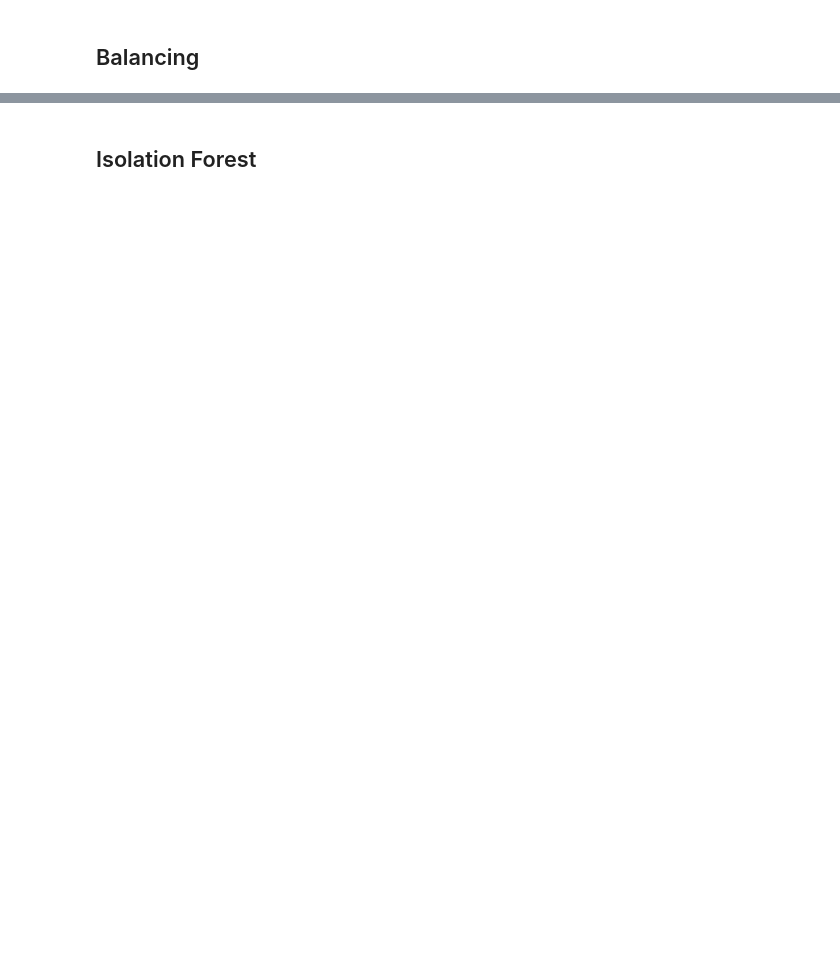
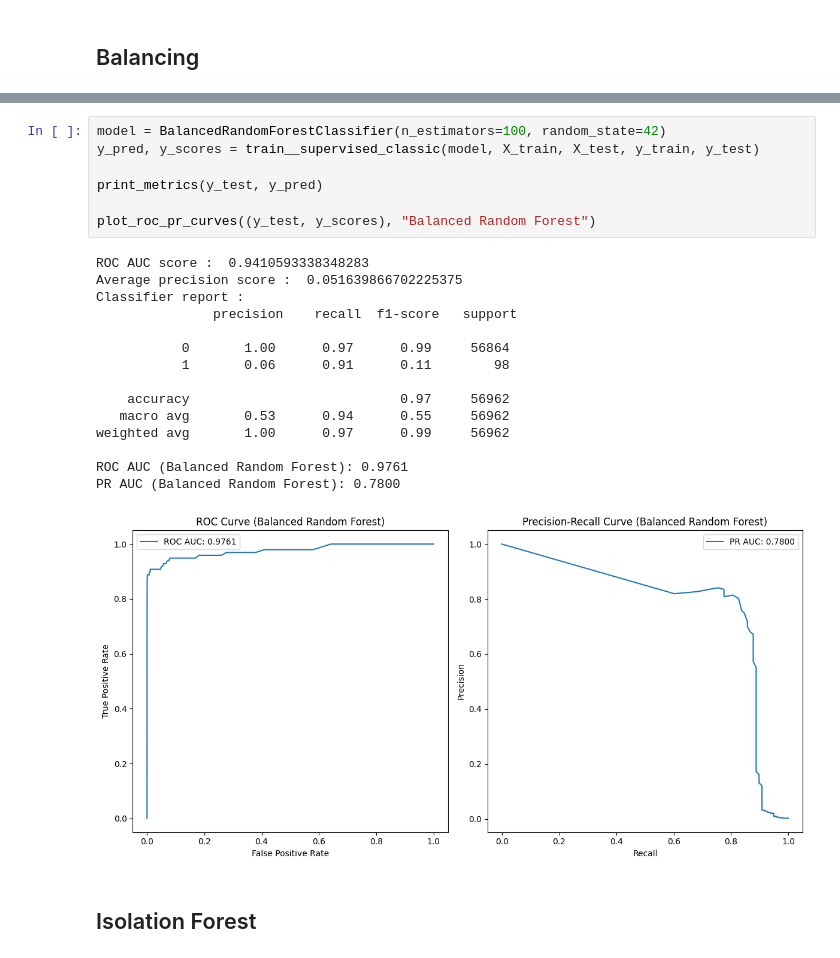
Before and after one commit to Runhilia/TAA_TP1, a Jupyter notebook: anomalies.ipynb, the cells around one changed output, grey strips where cells are left out. Saved outputs shown, nothing was run; the diff lists cells and outputs as text; blank space fills up the shorter version.

```diff
--- a/anomalies.ipynb
+++ b/anomalies.ipynb
@@ -264,3 +305,26 @@ weighted avg       1.00      0.98      0.99     85443
+# %%
+model = BalancedRandomForestClassifier(n_estimators=100, random_state=42)
+y_pred, y_scores = train__supervised_classic(model, X_train, X_test, y_train, y_test)
+
+print_metrics(y_test, y_pred)
+
+plot_roc_pr_curves((y_test, y_scores), "Balanced Random Forest")
+# %% [output]
+ROC AUC score :  0.9410593338348283
+Average precision score :  0.051639866702225375
+Classifier report :
+               precision    recall  f1-score   support
+
+           0       1.00      0.97      0.99     56864
+           1       0.06      0.91      0.11        98
+
+    accuracy                           0.97     56962
+   macro avg       0.53      0.94      0.55     56962
+weighted avg       1.00      0.97      0.99     56962
+
+ROC AUC (Balanced Random Forest): 0.9761
+PR AUC (Balanced Random Forest): 0.7800
+[figure, added]
 # %% [markdown]
 ## Isolation Forest
 # %%
```
Also changed, not shown: parts of 23 cells of this notebook.
